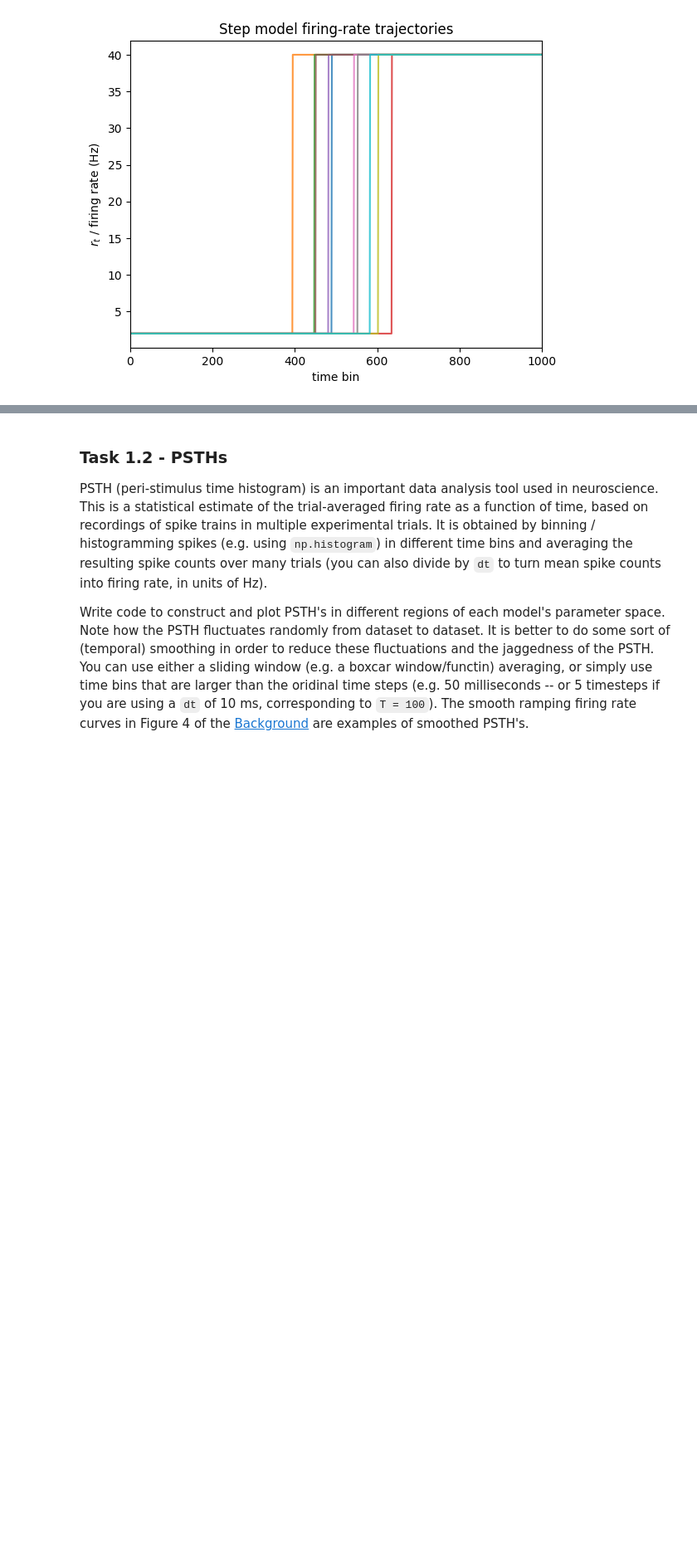
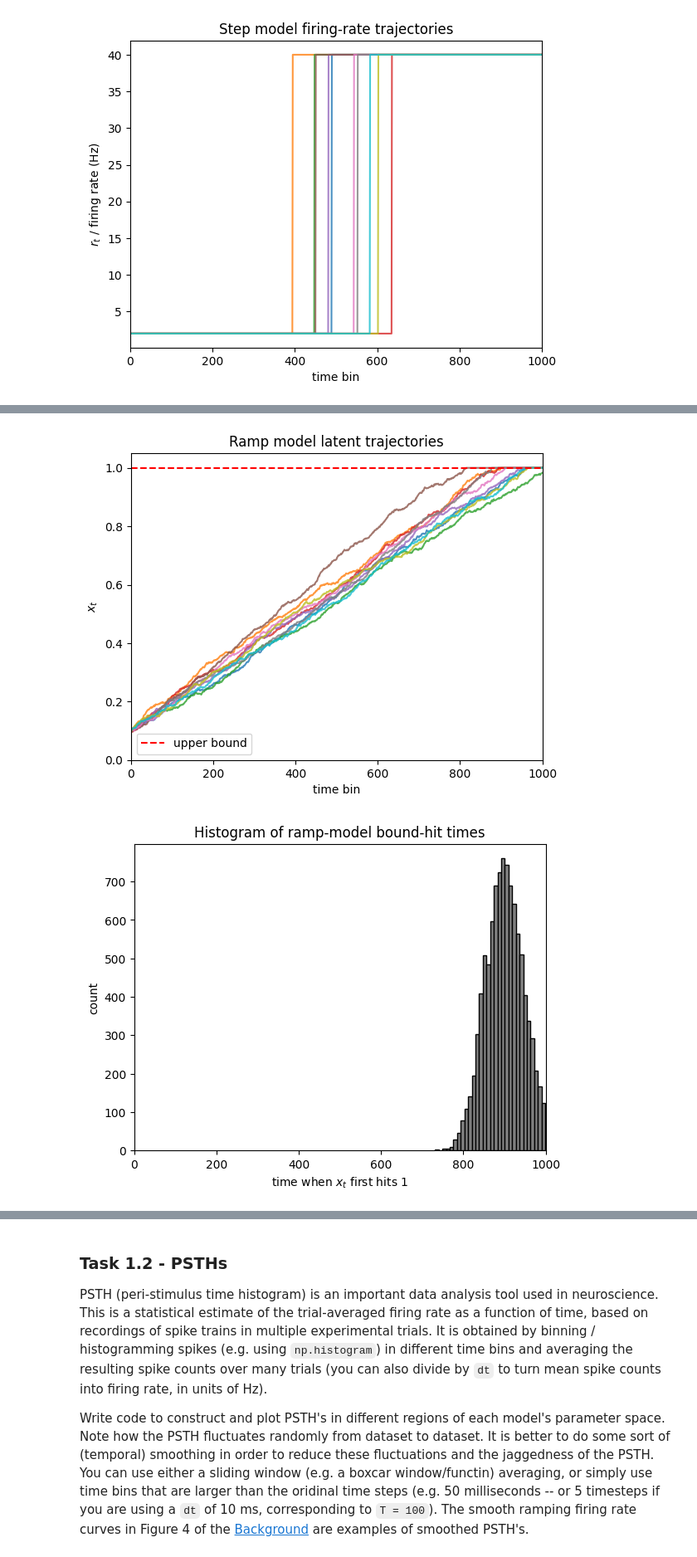
Before and after one commit to MYLO175/GG3-Mylo, a Jupyter notebook: GG3_project.ipynb, the cells around one changed output, grey strips where cells are left out. Shown at 83% size. Cells and saved outputs as stored; diff of their text form; code cells hidden in the pictures; blank space fills up the shorter version.

```diff
--- a/GG3_project.ipynb
+++ b/GG3_project.ipynb
@@ -282,0 +343,13 @@ plot_rate_trajectories(rates, name="Ramp model")
+# %%
+for sigma in [0.05, 0.3, 0.8]:
+    ramp = RampModel(beta=1, sigma=sigma, x0=0.1, Rh=40)
+    spikes, xs, rates = ramp.simulate(Ntrials=10000, T=1000)
+
+    plot_ramp_trajectories(xs)
+    plot_ramp_hit_histogram(xs)
+
+#Sigma controls the noise strength. This means it affects the variance in the distribution of ramp bound-hit times.
+#Also higher noise means the bound can be hit earlier.
+# %% [output]
+[figure, added]
+[figure, added]
```
Also changed, not shown: parts of 9 cells of this notebook.
